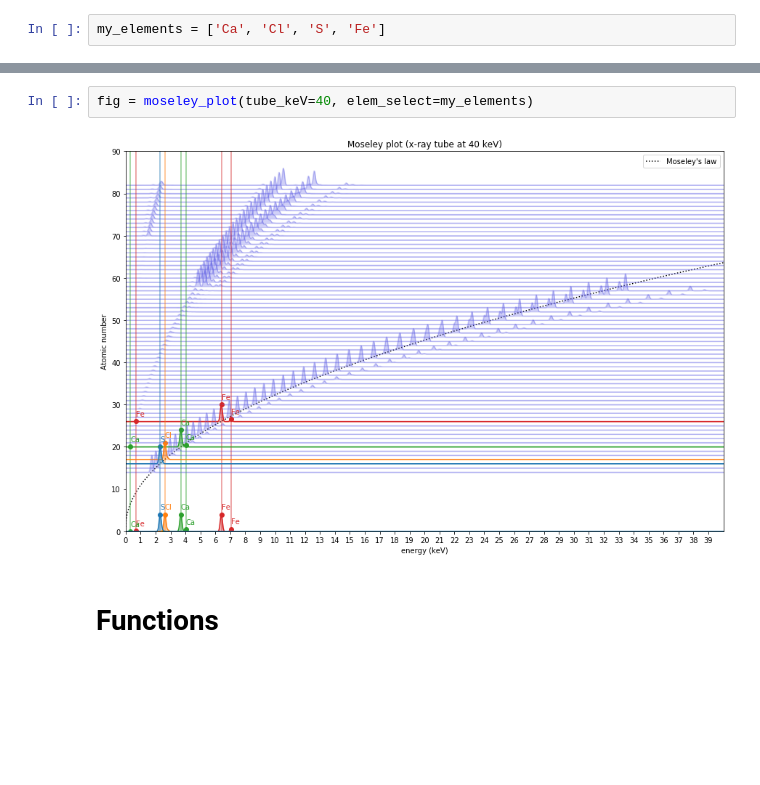
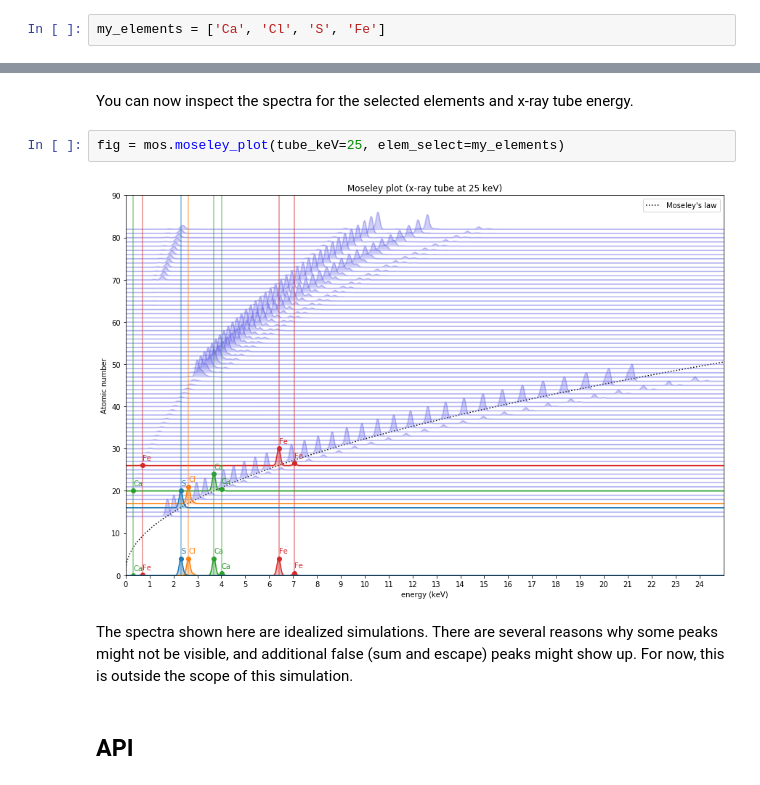
Before and after one commit to fligt/moseley, a Jupyter notebook: notebooks/00_mplot.ipynb, the cells around one changed output, grey strips where cells are left out. Saved outputs shown, nothing was run; the diff lists cells and outputs as text; blank space fills up the shorter version.

```diff
--- a/notebooks/00_mplot.ipynb
+++ b/notebooks/00_mplot.ipynb
@@ -43,9 +45,13 @@ ptable_plot(my_elements)
+# %% [markdown]
+You can now inspect the spectra for the selected elements and x-ray tube energy.
 # %%
-fig = moseley_plot(tube_keV=40, elem_select=my_elements)
+fig = mos.moseley_plot(tube_keV=25, elem_select=my_elements)
 # %% [output]
-[figure, old version]
+[figure, new version]
+# %% [markdown]
+The spectra shown here are idealized simulations. There are several reasons why some peaks might not be visible, and additional false (sum and escape) peaks might show up. For now, this is outside the scope of this simulation.
 # %% [markdown]
-# Functions
+## API
 # %%
 #export
 
```
Also changed, not shown: parts of 5 cells of this notebook, 5 other files.
